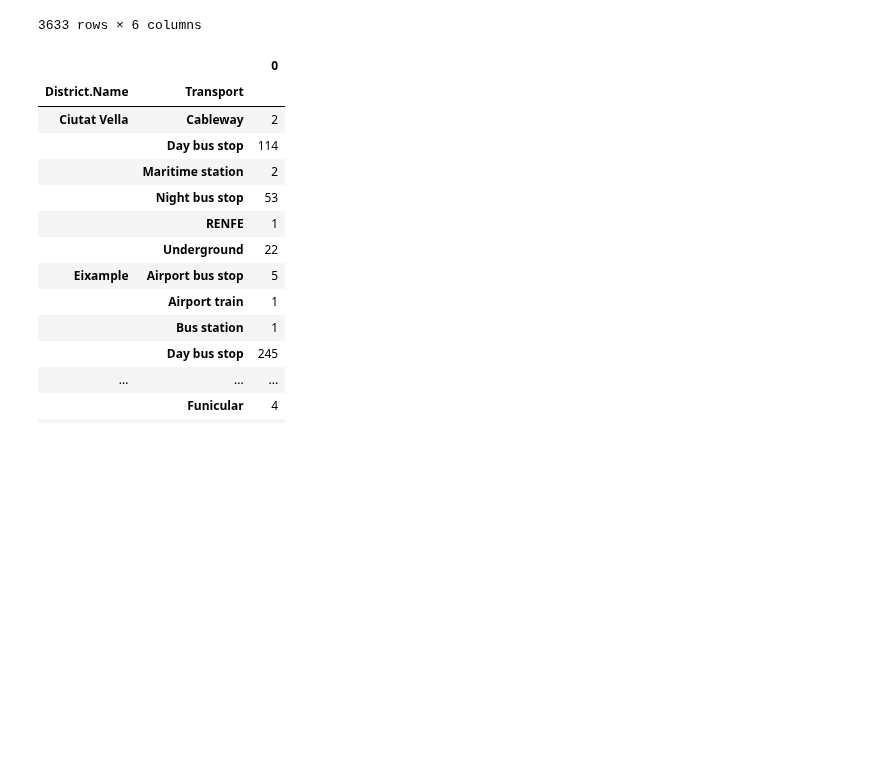
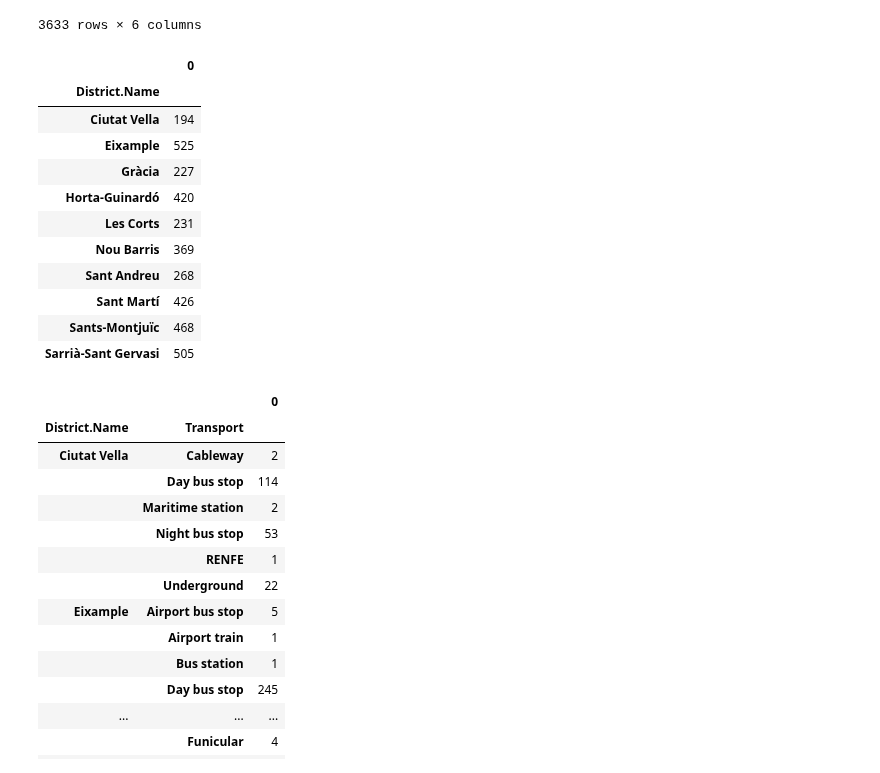
Before and after one commit to ta-data-bcn/Project-Week-2-Barcelona, a Jupyter notebook: your-project/Analysis Transport Database.ipynb, the cells around one changed output. Saved outputs shown, nothing was run; the diff lists cells and outputs as text; code cells hidden in the pictures; blank space fills up the shorter version.

```diff
--- a/your-project/Analysis Transport Database.ipynb
+++ b/your-project/Analysis Transport Database.ipynb
@@ -188,6 +188,22 @@ bcn_stops
 | K014 | Day bus stop | 2.142256 | 41.371176 | BUS -91-115-V5-- | Sants-Montjuïc | la Bordeta |
 | K015 | Night bus stop | 2.134932 | 41.398495 | NITBUS -N7-- | Sarrià-Sant Gervasi | Sant Gervasi - Galvany |
 3633 rows × 6 columns
+# %%
+stops_per_district = pd.DataFrame(bcn_stops.groupby(['District.Name']).size())
+stops_per_district
+# %% [output]
+|  | 0 |
+| District.Name |  |
+| Ciutat Vella | 194 |
+| Eixample | 525 |
+| Gràcia | 227 |
+| Horta-Guinardó | 420 |
+| Les Corts | 231 |
+| Nou Barris | 369 |
+| Sant Andreu | 268 |
+| Sant Martí | 426 |
+| Sants-Montjuïc | 468 |
+| Sarrià-Sant Gervasi | 505 |
 # %%
 stops_per_district_and_transport = pd.DataFrame(bcn_stops.groupby(['District.Name', 'Transport']).size())
 stops_per_district_and_transport
```
Also changed, not shown: parts of 1 cell of this notebook, 1 other file.
